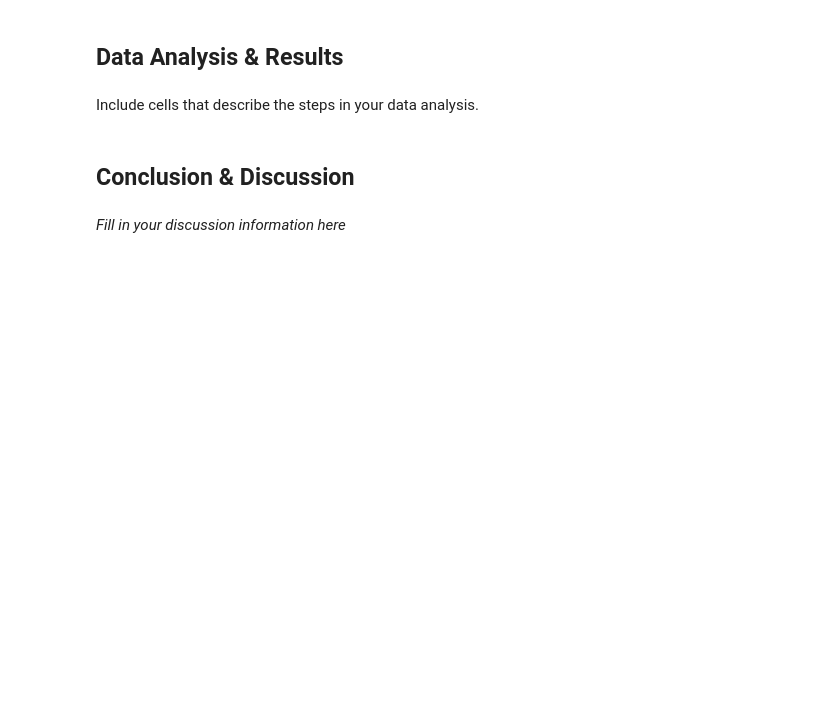
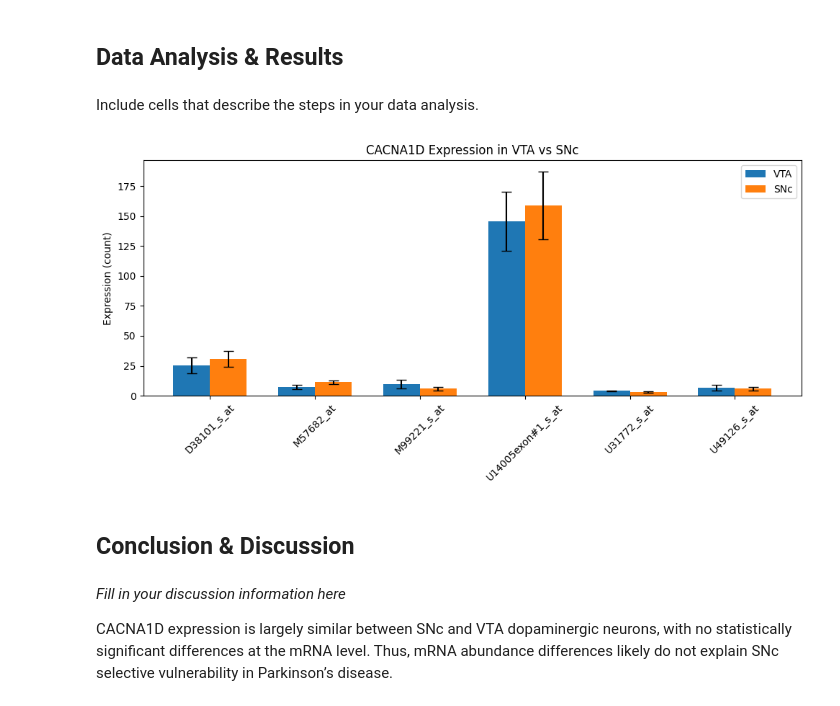
Before and after one commit to bhuynh05/BIPN-162-Group-9, a Jupyter notebook: CellTypesProject_template.ipynb, the cells around one changed output. Cells and saved outputs as stored; diff of their text form; code cells hidden in the pictures; blank space fills up the shorter version.

```diff
--- a/CellTypesProject_template.ipynb
+++ b/CellTypesProject_template.ipynb
@@ -231,4 +178,39 @@ Include cells that describe the steps in your data analysis.
+# %%
+import matplotlib.pyplot as plt
+
+# Compute means and SEMs
+means = []
+sems = []
+probes = df_cacna1d['ID_REF'].tolist()
+for probe in probes:
+    vta_vals = df_cacna1d.loc[df_cacna1d['ID_REF']==probe, vta_samples].astype(float).values.flatten()
+    snc_vals = df_cacna1d.loc[df_cacna1d['ID_REF']==probe, snc_samples].astype(float).values.flatten()
+    means.append([vta_vals.mean(), snc_vals.mean()])
+    sems.append([vta_vals.std(ddof=1)/np.sqrt(len(vta_vals)), snc_vals.std(ddof=1)/np.sqrt(len(snc_vals))])
+
+means = np.array(means)
+sems = np.array(sems)
+
+# Plot
+x = np.arange(len(probes))
+width = 0.35
+
+fig, ax = plt.subplots(figsize=(10,5))
+ax.bar(x - width/2, means[:,0], width, yerr=sems[:,0], capsize=5, label='VTA')
+ax.bar(x + width/2, means[:,1], width, yerr=sems[:,1], capsize=5, label='SNc')
+
+ax.set_xticks(x)
+ax.set_xticklabels(probes, rotation=45)
+ax.set_ylabel("Expression (count)")
+ax.set_title("CACNA1D Expression in VTA vs SNc")
+ax.legend()
+plt.tight_layout()
+plt.show()
+# %% [output]
+[figure, added]
 # %% [markdown]
 ## Conclusion & Discussion
-# %% [markdown]
-*Fill in your discussion information here*
+# %% [markdown]
+*Fill in your discussion information here*
+
+CACNA1D expression is largely similar between SNc and VTA dopaminergic neurons, with no statistically significant differences at the mRNA level. Thus, mRNA abundance differences likely do not explain SNc selective vulnerability in Parkinson’s disease.
```
Also changed, not shown: parts of 6 cells of this notebook, 4 other files.
